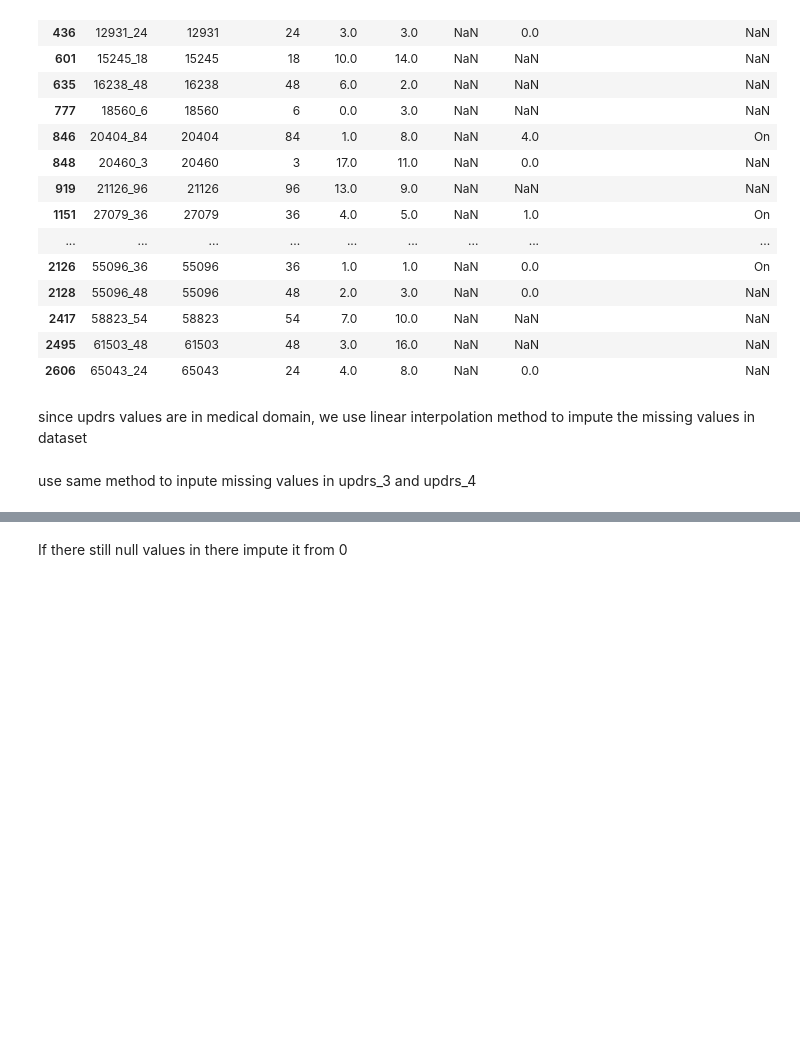
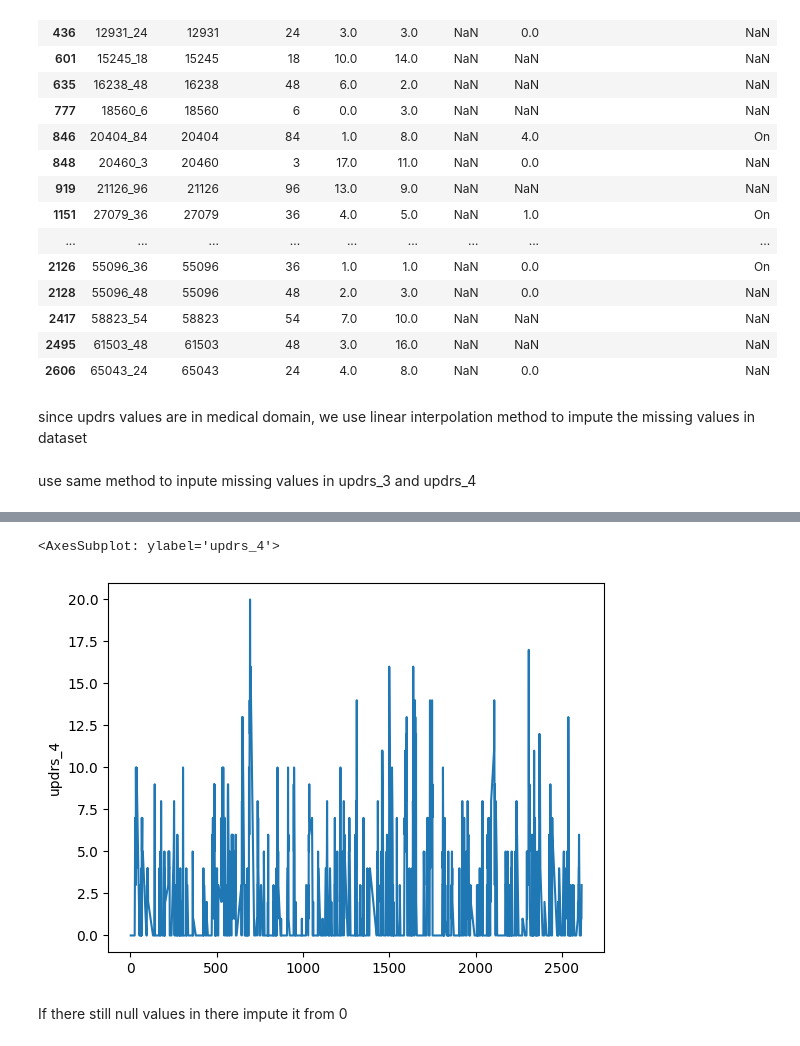
Before and after one commit to tharoosha/PDP_Prediction, a Jupyter notebook: PDP-prediction-notebook.ipynb, the cells around one changed output, grey strips where cells are left out. Cells and saved outputs as stored; diff of their text form; code cells hidden in the pictures; blank space fills up the shorter version.

```diff
--- a/PDP-prediction-notebook.ipynb
+++ b/PDP-prediction-notebook.ipynb
@@ -239,3 +276,8 @@ train_clinical['updrs_4'] = train_clinical['updrs_4'].interpolate(method = 'line
+# %%
+sns.lineplot(x = train_clinical.index, y = train_clinical['updrs_4'])
+# %% [output]
+<AxesSubplot: ylabel='updrs_4'>
+[figure, added]
 # %% [markdown]
 If there still null values in there impute it from 0
 # %%
```
Also changed, not shown: parts of 23 cells of this notebook.
